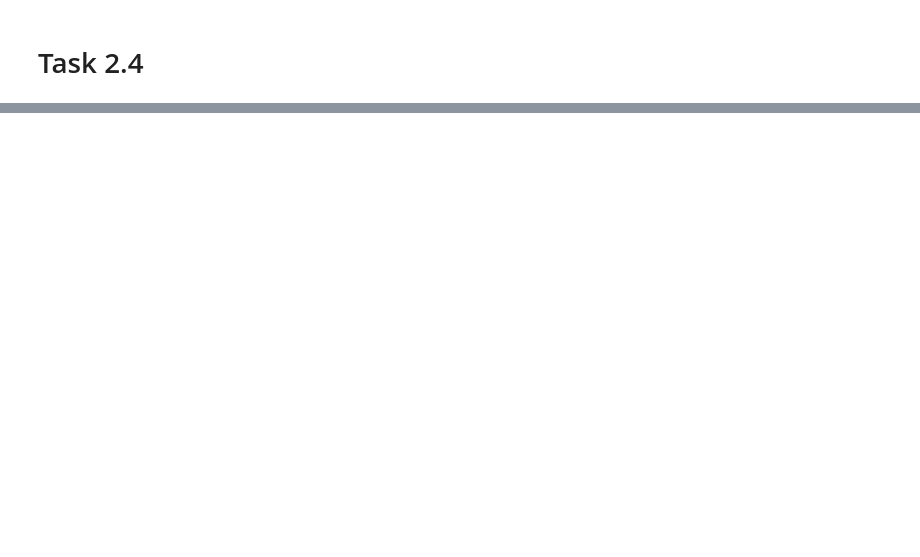
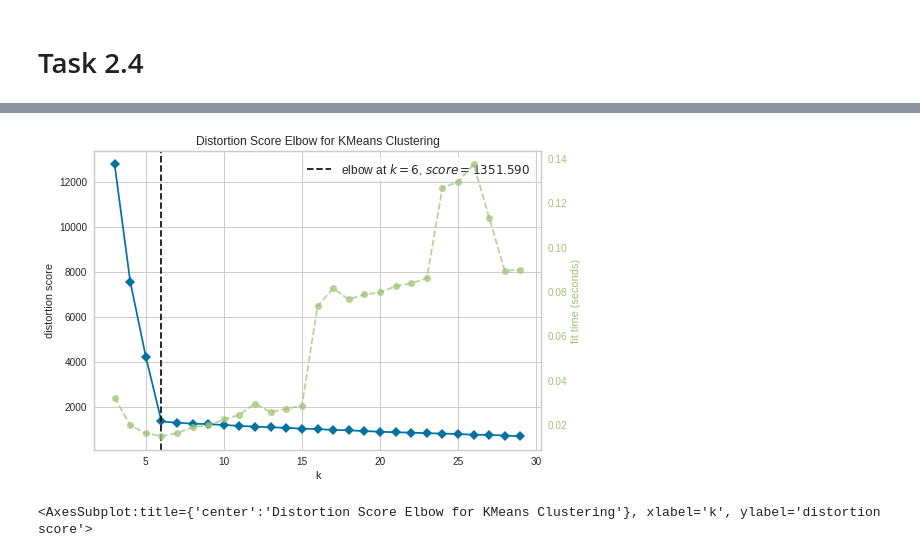
Before and after one commit to NicolasBataille/Swansea_BigDataMachineLearning, a Jupyter notebook: Lab2/2131029_Clustering.ipynb, the cells around one changed output, grey strips where cells are left out. Drawn from its saved outputs; the diff is of its cells as text; code cells hidden in the pictures; blank space fills up the shorter version.

```diff
--- a/Lab2/2131029_Clustering.ipynb
+++ b/Lab2/2131029_Clustering.ipynb
@@ -271,0 +333,14 @@ plt.scatter(data[:,0],
+# %%
+model = KMeans()
+
+visualizer = KElbowVisualizer(
+    model,
+    k=(3,30),
+    timing = False,
+    locate_elbow = True
+)
+visualizer.fit(data)
+visualizer.show()
+# %% [output]
+[figure, added]
+<AxesSubplot:title={'center':'Distortion Score Elbow for KMeans Clustering'}, xlabel='k', ylabel='distortion score'>
```
Also changed, not shown: parts of 16 cells of this notebook, 11 other files.
